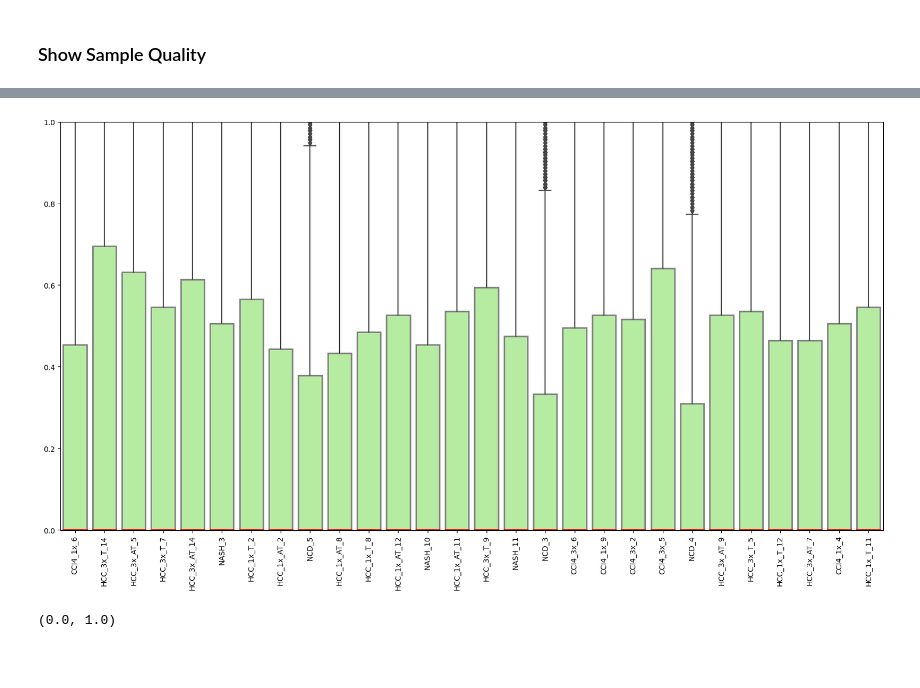
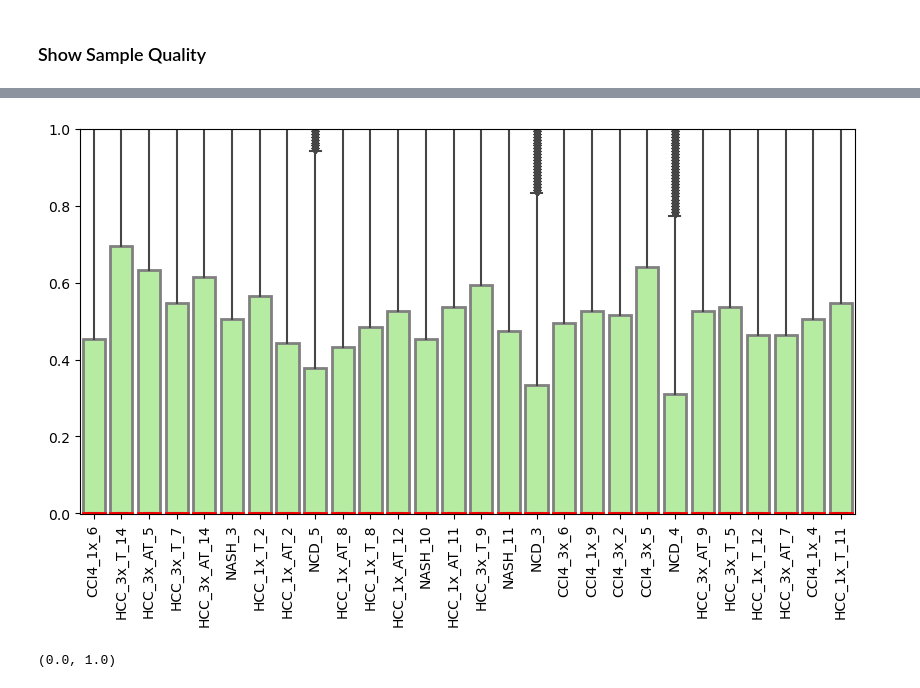
Before and after one commit to jigsaw-snu/NASH_HCC_liver-KRIBB_2022, a Jupyter notebook: srcs/rsem_star_deseq/sample_qc.ipynb, the cells around one changed output, grey strips where cells are left out. Cells and saved outputs as stored; diff of their text form; code cells hidden in the pictures; blank space fills up the shorter version.

```diff
--- a/srcs/rsem_star_deseq/sample_qc.ipynb
+++ b/srcs/rsem_star_deseq/sample_qc.ipynb
@@ -230,12 +211,12 @@ boxpl = sns.boxplot(data=log_tpm,
 # %%
-plt.figure(figsize=(20, 10))
+plt.figure(figsize=(10, 5))
 plt.ylim([-0.0001, 1])
 plt.xticks(rotation=90)
 boxpl = sns.boxplot(data=log_tpm,
                     boxprops={'edgecolor':'grey', 'facecolor': '#B6ECA2', 'linewidth':2},
                     medianprops={'color':'red', 'linewidth':2})
 # %% [output]
-[figure, old version]
+[figure, new version]
 # %%
 np.log(tpm['NCD_5']+1).hist(bins=100)
 plt.xlim([0, 1])
```
Also changed, not shown: parts of 69 cells of this notebook.
